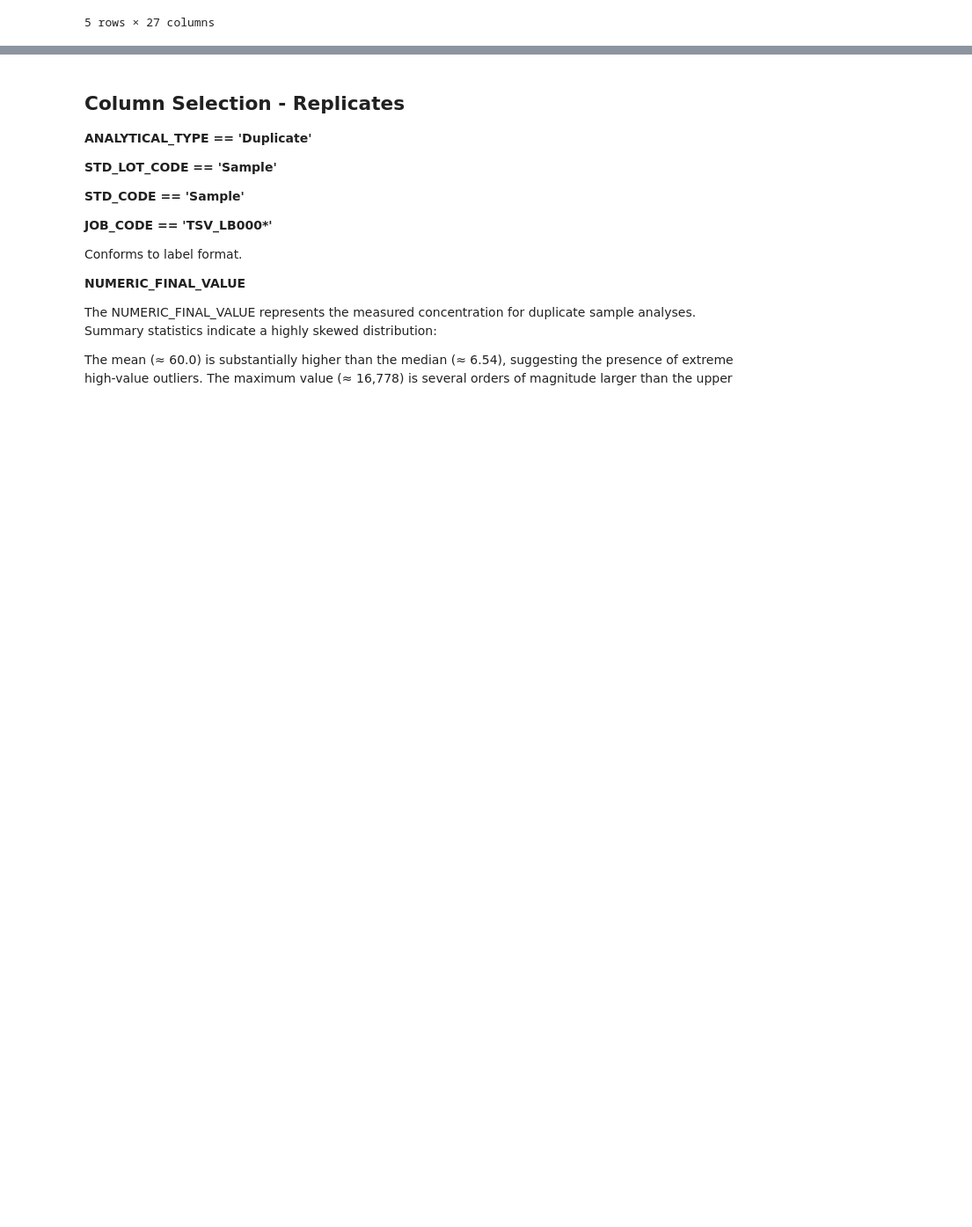
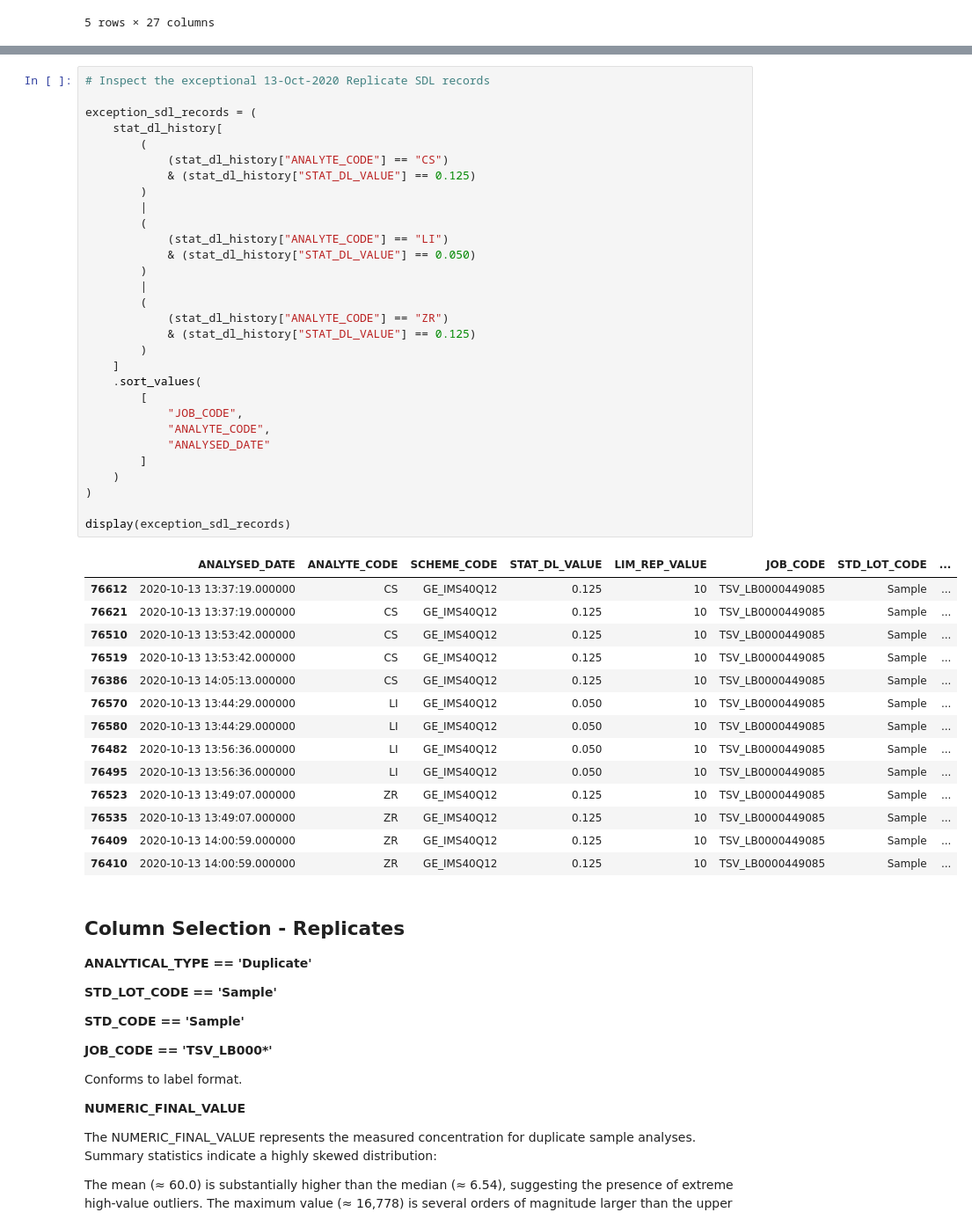
Before and after one commit to Jettiz/QUT-Capstone-Team-32-Datamine-QC-Quality-Control, a Jupyter notebook: notebooks/REP__distribution_analysis.ipynb, the cells around one changed output, grey strips where cells are left out. Shown at 88% size. Saved outputs shown, nothing was run; the diff lists cells and outputs as text; blank space fills up the shorter version.

```diff
--- a/notebooks/REP__distribution_analysis.ipynb
+++ b/notebooks/REP__distribution_analysis.ipynb
@@ -105,3 +352,48 @@ df.head()
+# %%
+# Inspect the exceptional 13-Oct-2020 Replicate SDL records
+
+exception_sdl_records = (
+    stat_dl_history[
+        (
+            (stat_dl_history["ANALYTE_CODE"] == "CS")
+            & (stat_dl_history["STAT_DL_VALUE"] == 0.125)
+        )
+        |
+        (
+            (stat_dl_history["ANALYTE_CODE"] == "LI")
+            & (stat_dl_history["STAT_DL_VALUE"] == 0.050)
+        )
+        |
+        (
+            (stat_dl_history["ANALYTE_CODE"] == "ZR")
+            & (stat_dl_history["STAT_DL_VALUE"] == 0.125)
+        )
+    ]
+    .sort_values(
+        [
+            "JOB_CODE",
+            "ANALYTE_CODE",
+            "ANALYSED_DATE"
+        ]
+    )
+)
+
+display(exception_sdl_records)
+# %% [output]
+|  | ANALYSED_DATE | ANALYTE_CODE | SCHEME_CODE | STAT_DL_VALUE | LIM_REP_VALUE | JOB_CODE | STD_LOT_CODE | ... |
+| 76612 | 2020-10-13 13:37:19.000000 | CS | GE_IMS40Q12 | 0.125 | 10 | TSV_LB0000449085 | Sample | ... |
+| 76621 | 2020-10-13 13:37:19.000000 | CS | GE_IMS40Q12 | 0.125 | 10 | TSV_LB0000449085 | Sample | ... |
+| 76510 | 2020-10-13 13:53:42.000000 | CS | GE_IMS40Q12 | 0.125 | 10 | TSV_LB0000449085 | Sample | ... |
+| 76519 | 2020-10-13 13:53:42.000000 | CS | GE_IMS40Q12 | 0.125 | 10 | TSV_LB0000449085 | Sample | ... |
+| 76386 | 2020-10-13 14:05:13.000000 | CS | GE_IMS40Q12 | 0.125 | 10 | TSV_LB0000449085 | Sample | ... |
+| 76570 | 2020-10-13 13:44:29.000000 | LI | GE_IMS40Q12 | 0.050 | 10 | TSV_LB0000449085 | Sample | ... |
+| 76580 | 2020-10-13 13:44:29.000000 | LI | GE_IMS40Q12 | 0.050 | 10 | TSV_LB0000449085 | Sample | ... |
+| 76482 | 2020-10-13 13:56:36.000000 | LI | GE_IMS40Q12 | 0.050 | 10 | TSV_LB0000449085 | Sample | ... |
+| 76495 | 2020-10-13 13:56:36.000000 | LI | GE_IMS40Q12 | 0.050 | 10 | TSV_LB0000449085 | Sample | ... |
+| 76523 | 2020-10-13 13:49:07.000000 | ZR | GE_IMS40Q12 | 0.125 | 10 | TSV_LB0000449085 | Sample | ... |
+| 76535 | 2020-10-13 13:49:07.000000 | ZR | GE_IMS40Q12 | 0.125 | 10 | TSV_LB0000449085 | Sample | ... |
+| 76409 | 2020-10-13 14:00:59.000000 | ZR | GE_IMS40Q12 | 0.125 | 10 | TSV_LB0000449085 | Sample | ... |
+| 76410 | 2020-10-13 14:00:59.000000 | ZR | GE_IMS40Q12 | 0.125 | 10 | TSV_LB0000449085 | Sample | ... |
 # %% [markdown]
 ## Column Selection - Replicates
 
```
Also changed, not shown: parts of 4 cells of this notebook, 3 other files.
